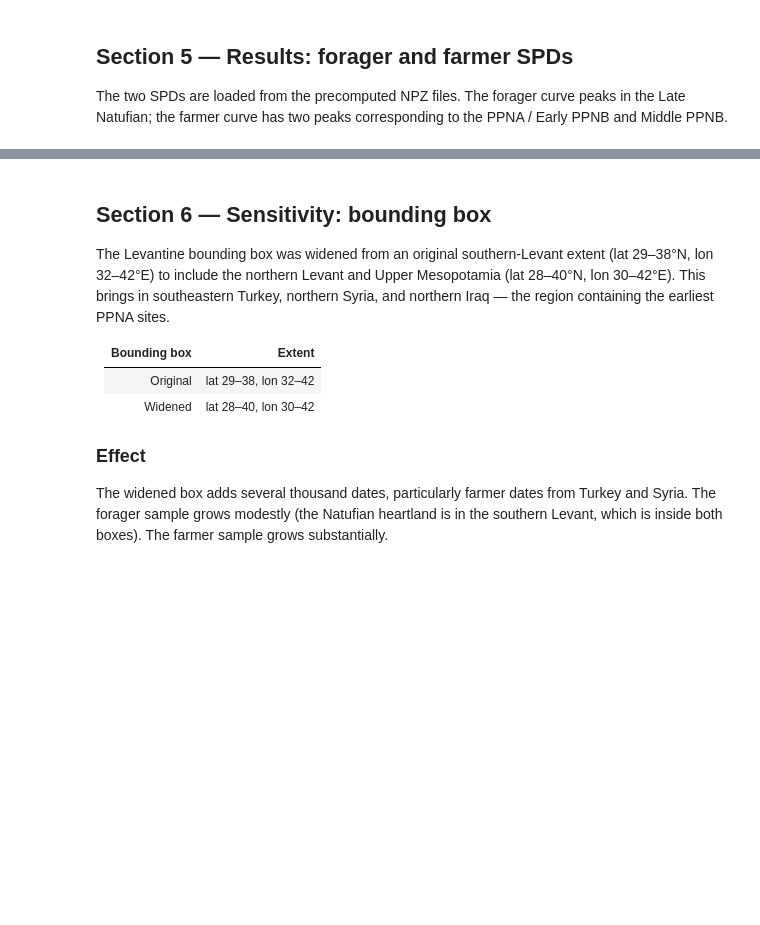
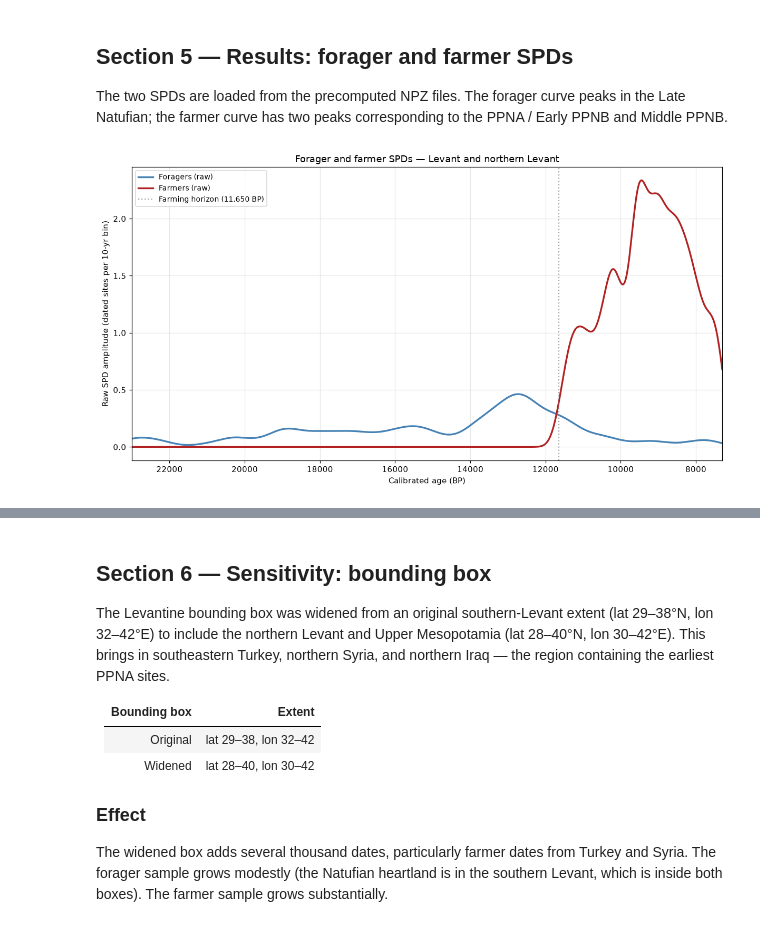
Before and after one commit to logikarlo/Neolithic-Transition-model-, a Jupyter notebook: notebooks/levant_spd_notebook.ipynb, the cells around one changed output, grey strips where cells are left out. Saved outputs shown, nothing was run; the diff lists cells and outputs as text; code cells hidden in the pictures; blank space fills up the shorter version.

```diff
--- a/notebooks/levant_spd_notebook.ipynb
+++ b/notebooks/levant_spd_notebook.ipynb
@@ -213,8 +248,8 @@ def load_spd(path):
     return out
 
 
-forager = load_spd("levant_forager_spd.npz")
-farmer = load_spd("levant_farmer_spd.npz")
+forager = load_spd(_SPD_DIR / "levant_forager_spd.npz")
+farmer = load_spd(_SPD_DIR / "levant_farmer_spd.npz")
 
 if forager is None or farmer is None:
     print("SPD NPZ files not present. Run xronos_SPD_levant.py first.")
@@ -223,33 +258,35 @@ else:
 
     if "raw" in forager:
         ax.plot(forager["age"], forager["raw"],
                 color="steelblue", linewidth=2.2,
                 label="Foragers (raw)")
     elif "median" in forager:
         ax.plot(forager["age"], forager["median"],
                 color="steelblue", linewidth=2.2,
                 label="Foragers (median)")
 
     if "raw" in farmer:
         ax.plot(farmer["age"], farmer["raw"],
                 color="firebrick", linewidth=2.2,
                 label="Farmers (raw)")
     elif "median" in farmer:
         ax.plot(farmer["age"], farmer["median"],
                 color="firebrick", linewidth=2.2,
                 label="Farmers (median)")
 
     ax.axvline(11650, color="grey", linestyle=":", alpha=0.7,
                label="Farming horizon (11,650 BP)")
     ax.set_xlabel("Calibrated age (BP)")
     ax.set_ylabel("Raw SPD amplitude (dated sites per 10-yr bin)")
     ax.set_title("Forager and farmer SPDs — Levant and northern Levant")
     ax.set_xlim(23000, 7300)
     ax.grid(alpha=0.3)
     ax.legend(loc="upper left", fontsize=9)
     plt.tight_layout()
     plt.savefig("figures/notebook_spd_raw.png", dpi=150)
     plt.show()
+# %% [output]
+[figure, added]
 # %%
 if forager is not None and farmer is not None:
     def peak_of(spd):
```
Also changed, not shown: parts of 7 cells of this notebook, 1 other file.
